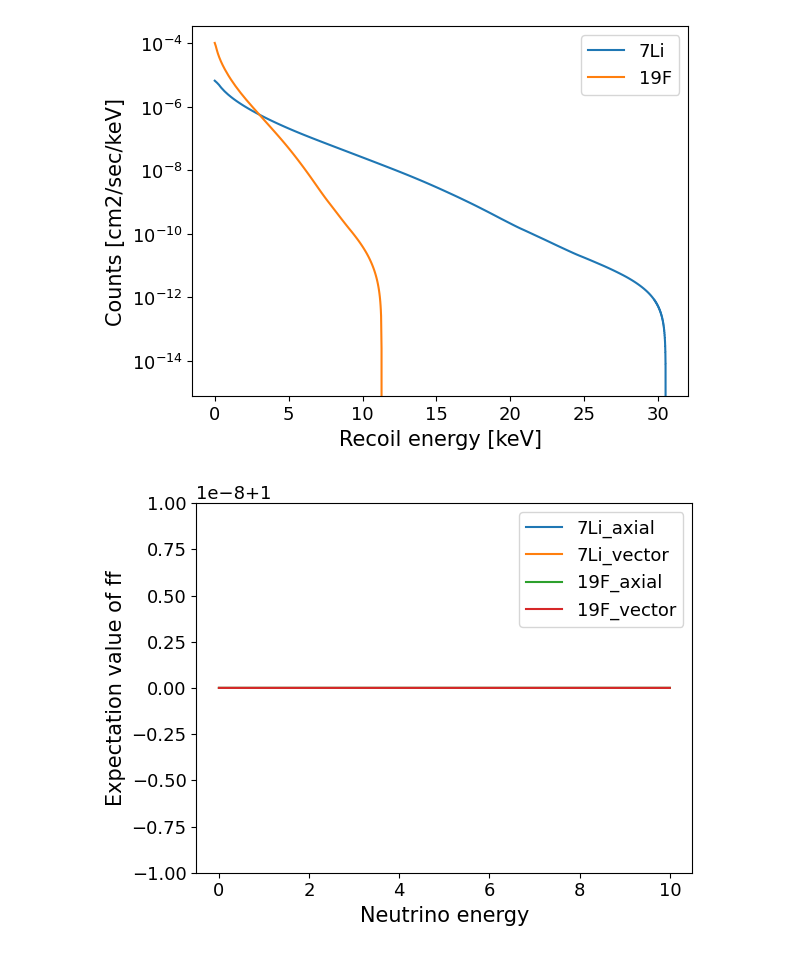
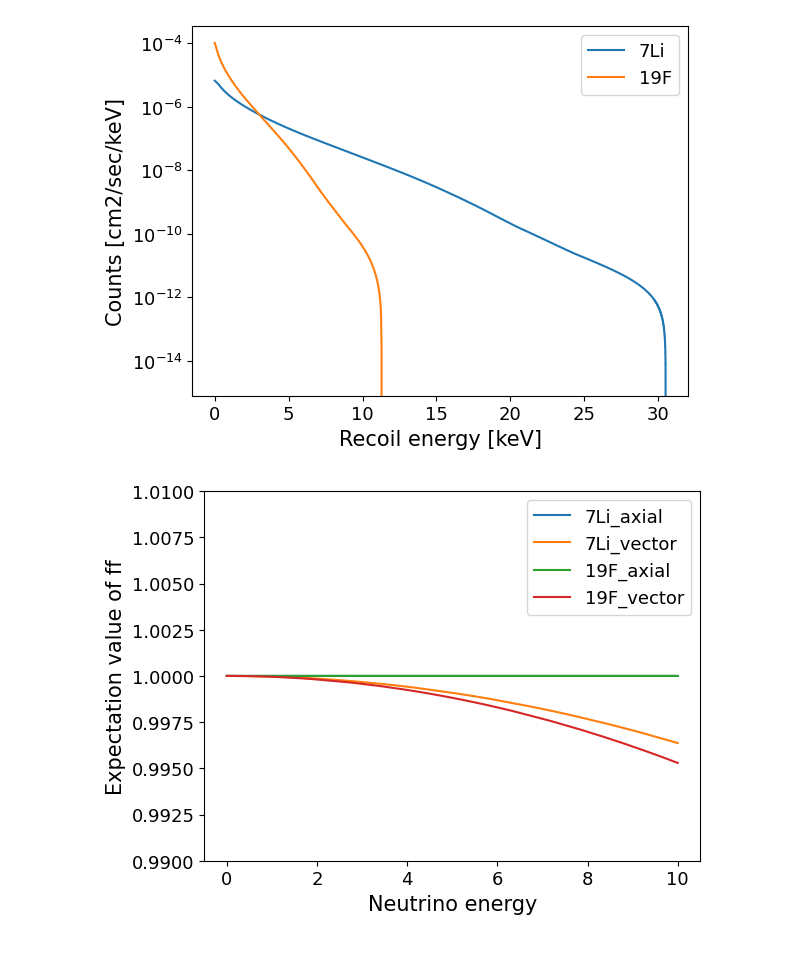
Before and after one commit to schedges/pyCEvNS, a Jupyter notebook: cevns.ipynb, the cells around one changed output. Drawn from its saved outputs; the diff is of its cells as text; code cells hidden in the pictures.

```diff
--- a/cevns.ipynb
+++ b/cevns.ipynb
@@ -101,13 +103,13 @@ Counts/sec/0.23-kg 19F: 3.703e-05
 # %%
 fig2,ax2 = plt.subplots()
 for targetName,target in targetObjects.items():
   ax2.plot(results.Enus_MeV,results.axial_ff_exp[targetName],label=targetName+"_axial")
   ax2.plot(results.Enus_MeV,results.vector_ff_exp[targetName],label=targetName+"_vector")
 
-ax2.set_ylim(0.99999999999,1.00000000001)
+ax2.set_ylim(0.99,1.01)
 ax2.legend()
 ax2.set_xlabel("Neutrino energy")
 ax2.set_ylabel("Expectation value of ff")
 plt.show()
 # %% [output]
-[figure, old version]
+[figure, new version]
```
Also changed, not shown: parts of 1 cell of this notebook, 2 other files.
